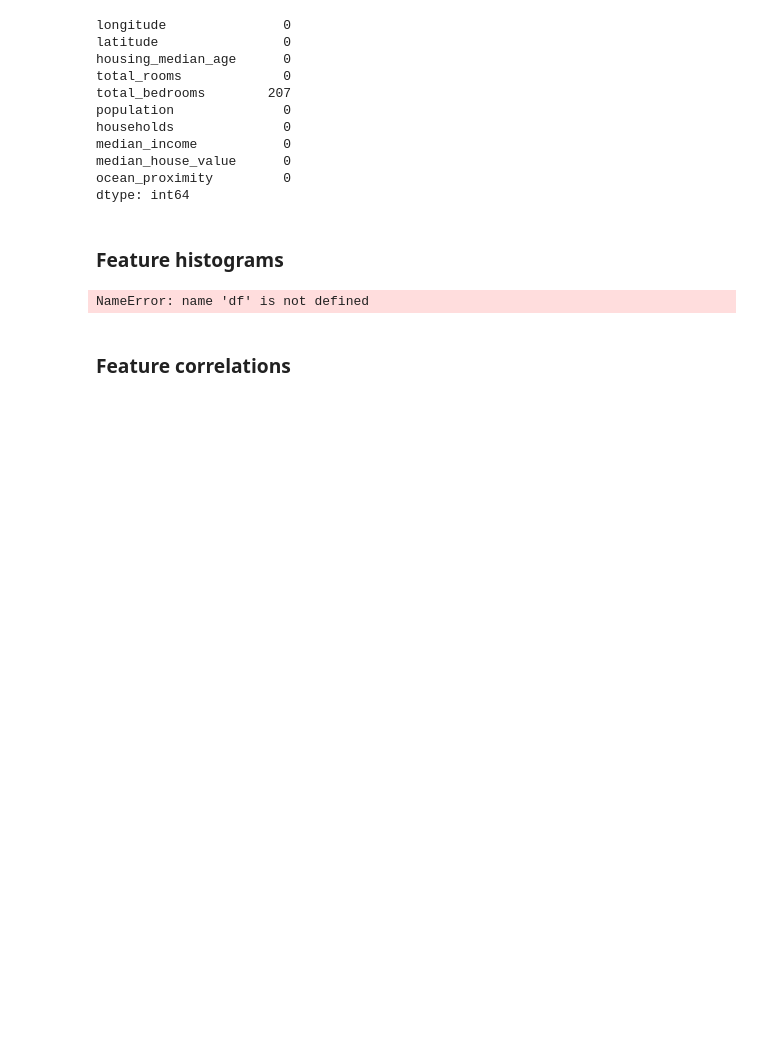
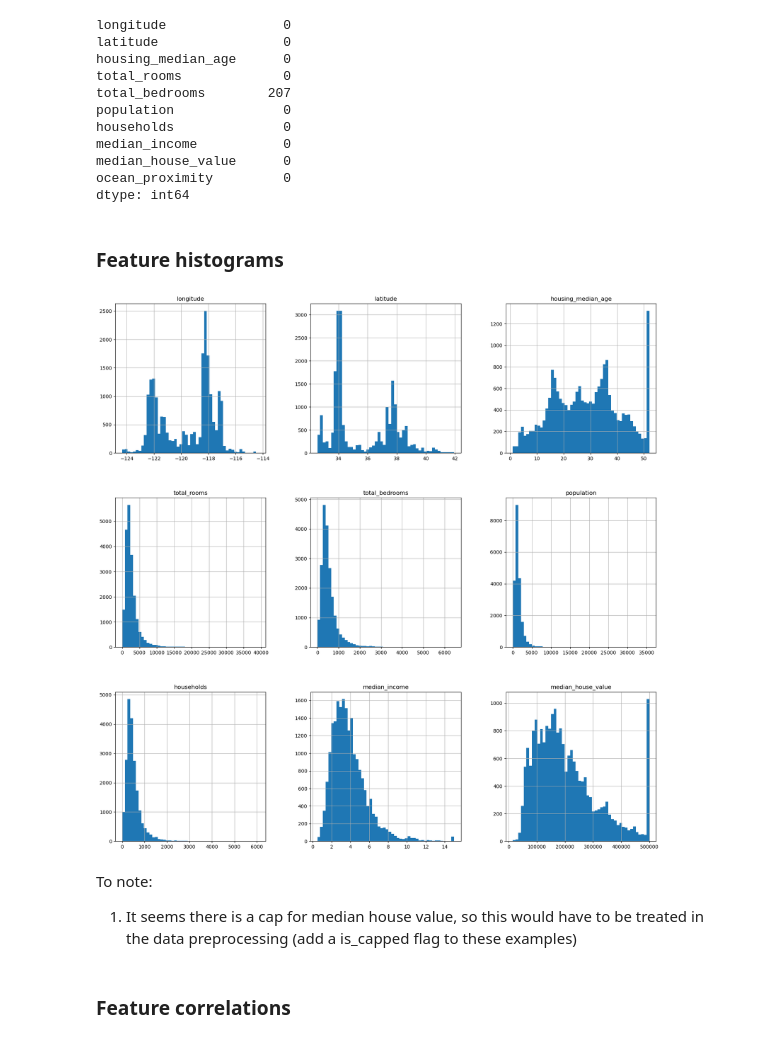
Before and after one commit to ivancruzbht/housing_prices_ml, a Jupyter notebook: data_pipeline.ipynb, the cells around one changed output. Saved outputs shown, nothing was run; the diff lists cells and outputs as text; code cells hidden in the pictures; blank space fills up the shorter version.

```diff
--- a/data_pipeline.ipynb
+++ b/data_pipeline.ipynb
@@ -50,10 +55,14 @@ dtype: int64
 ### Feature histograms
 # %%
 import matplotlib.pyplot as plt
-df.hist(bins=50, figsize=(20,20))
+housing_data.hist(bins=50, figsize=(20,20))
 plt.show()
 # %% [output]
-NameError: name 'df' is not defined
+[figure, added]
+# %% [markdown]
+To note:
+
+1. It seems there is a cap for median house value, so this would have to be treated in the data preprocessing (add a is_capped flag to these examples)
 # %% [markdown]
 ### Feature correlations
 # %%
```
Also changed, not shown: parts of 6 cells of this notebook, 1 other file.
